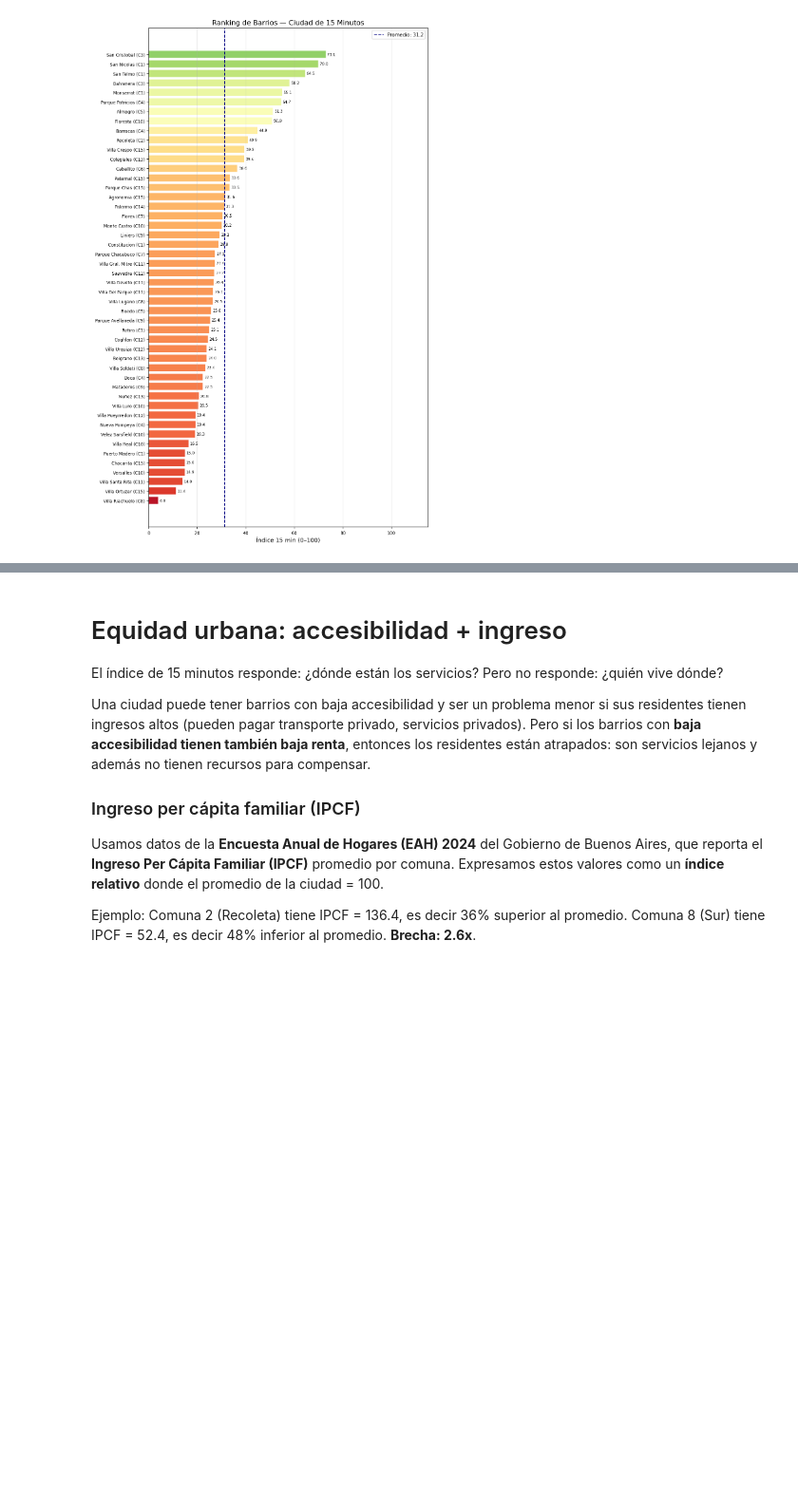
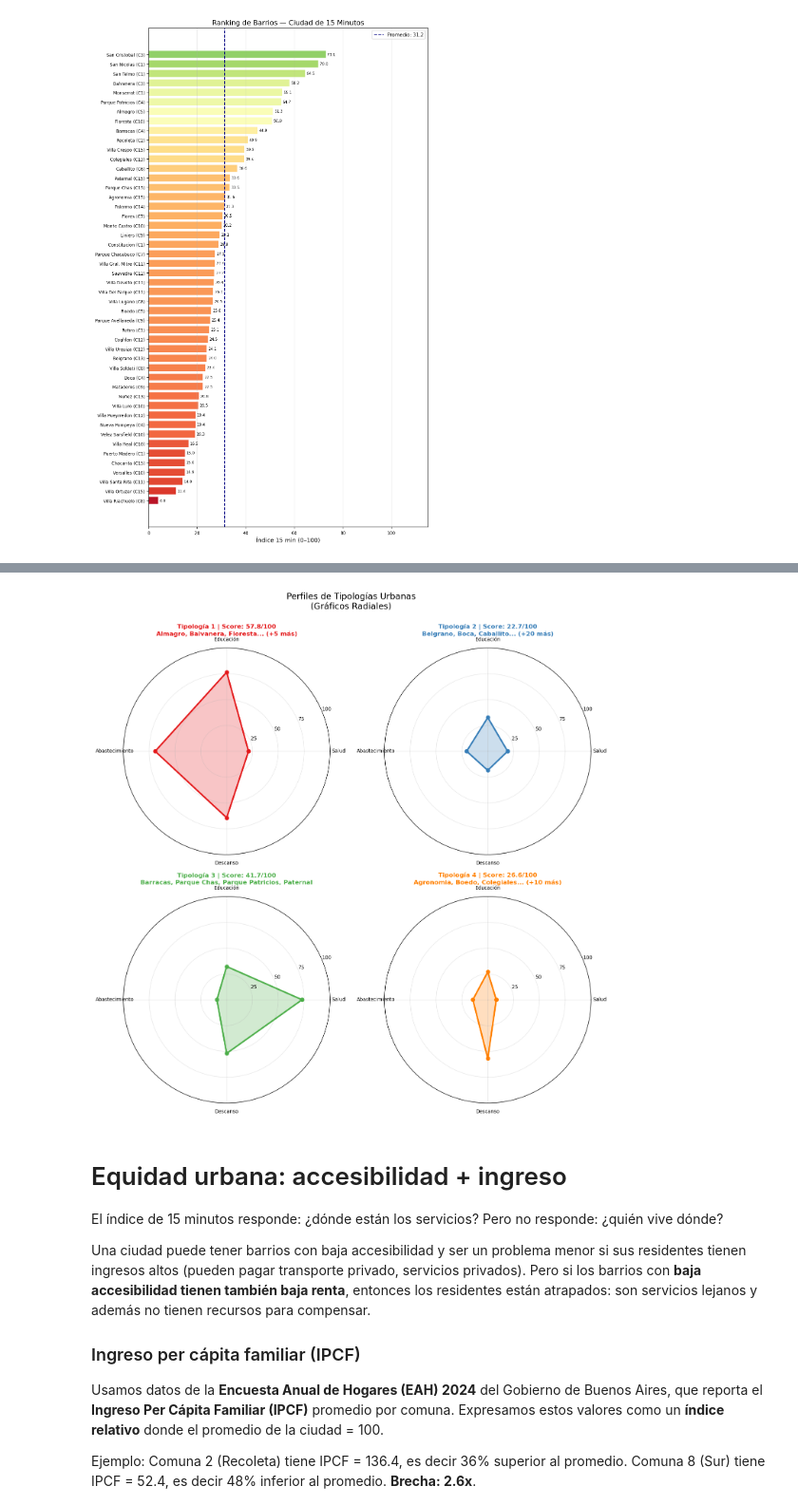
Before and after one commit to gpirujo/bsas-ciudad-15min, a Jupyter notebook: buenos_aires_ciudad_15_minutos_v3.ipynb, the cells around one changed output, grey strips where cells are left out. Shown at 95% size. Saved outputs shown, nothing was run; the diff lists cells and outputs as text; code cells hidden in the pictures; blank space fills up the shorter version.

```diff
--- a/buenos_aires_ciudad_15_minutos_v3.ipynb
+++ b/buenos_aires_ciudad_15_minutos_v3.ipynb
@@ -699,3 +821,48 @@ plt.show()
+# %%
+# Cuatro gráficos radiales — uno por tipología
+N = len(DIMS)
+angles = np.linspace(0, 2 * np.pi, N, endpoint=False).tolist()
+angles += angles[:1]
+
+fig, axes = plt.subplots(2, 2, figsize=(12, 12), subplot_kw=dict(projection='polar'))
+axes = axes.flatten()
+
+for k in range(K):
+    ax_r = axes[k]
+
+    # Valores de dimensiones para esta tipología
+    values = df.groupby("cluster")[DIMS].mean().loc[k].tolist()
+    values += values[:1]
+
+    # Plotear
+    ax_r.plot(angles, values, color=CLUSTER_COLORS[k], linewidth=2.5, marker="o", markersize=6)
+    ax_r.fill(angles, values, color=CLUSTER_COLORS[k], alpha=0.25)
+
+    # Configurar eje
+    ax_r.set_xticks(angles[:-1])
+    ax_r.set_xticklabels(DIMS_LABELS, size=9)
+    ax_r.set_ylim(0, 100)
+    ax_r.set_rticks([25, 50, 75, 100])
+    ax_r.tick_params(labelsize=8)
+    ax_r.grid(True, alpha=0.3)
+
+    # Título con tipología y barrios
+    barrios_k = sorted(df[df["cluster"] == k]["BARRIO"].tolist())
+    score_k = df[df["cluster"] == k]["score_15min"].mean()
+
+    titulo = f"Tipología {k+1} | Score: {score_k:.1f}/100\n"
+    if len(barrios_k) <= 4:
+        titulo += f"{', '.join([b.title() for b in barrios_k])}"
+    else:
+        titulo += f"{', '.join([b.title() for b in barrios_k[:3]])}... (+{len(barrios_k) - 3} más)"
+
+    ax_r.set_title(titulo, size=10, color=CLUSTER_COLORS[k], pad=20, fontweight="bold")
+
+plt.suptitle("Perfiles de Tipologías Urbanas\n(Gráficos Radiales)", fontsize=14, y=1.00)
+plt.tight_layout()
+plt.show()
+# %% [output]
+[figure, added]
 # %% [markdown]
 # Equidad urbana: accesibilidad + ingreso
 
```
Also changed, not shown: parts of 5 cells of this notebook, 1 other file.
